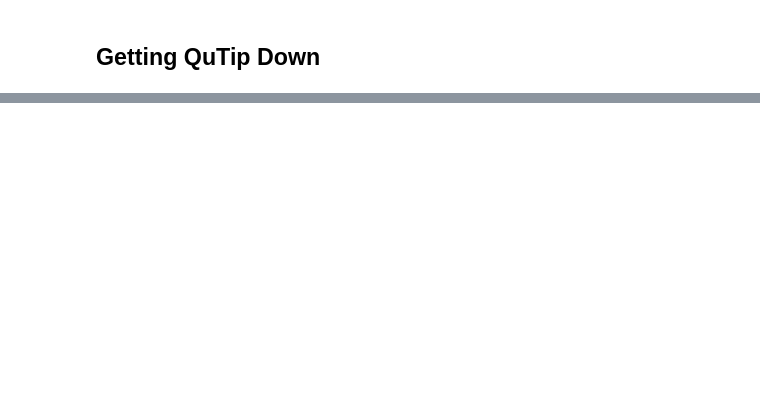
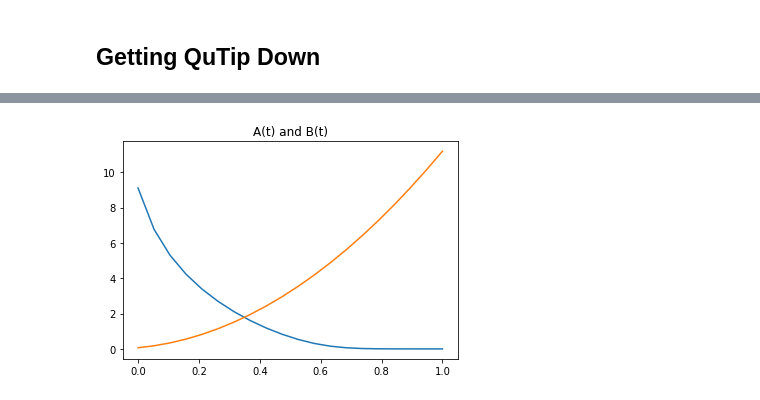
Before and after one commit to naezzell/dwaveutils, a Jupyter notebook: examples/testing_QuTip.ipynb, the cells around one changed output, grey strips where cells are left out. Cells and saved outputs as stored; diff of their text form; code cells hidden in the pictures; blank space fills up the shorter version.

```diff
--- a/examples/testing_QuTip.ipynb
+++ b/examples/testing_QuTip.ipynb
@@ -42,0 +63,7 @@ plt.bar([0, 1, 2, 3, 4, 5, 6, 7], amps.flatten())
+# %%
+plt.plot(times, A(times))
+plt.plot(times, B(times))
+plt.title("A(t) and B(t)")
+plt.show()
+# %% [output]
+[figure, added]
```
Also changed, not shown: parts of 9 cells of this notebook, 5 other files.
